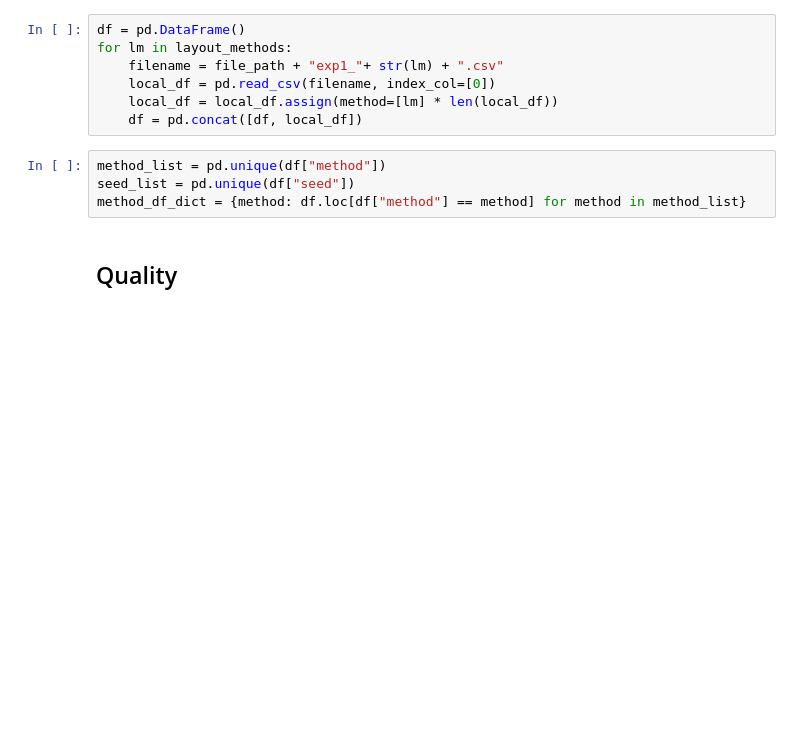
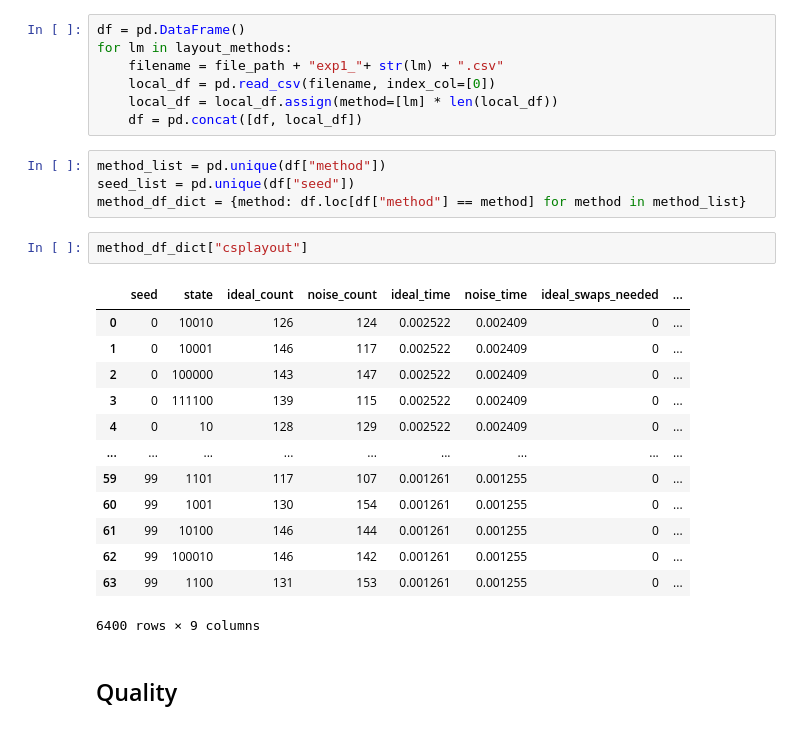
Before and after one commit to czachow/qiskit-terra, a Jupyter notebook: research/exp1_visual.ipynb, the cells around one changed output. Drawn from its saved outputs; the diff is of its cells as text; blank space fills up the shorter version.

```diff
--- a/research/exp1_visual.ipynb
+++ b/research/exp1_visual.ipynb
@@ -44,6 +45,22 @@ for lm in layout_methods:
 method_list = pd.unique(df["method"])
 seed_list = pd.unique(df["seed"])
 method_df_dict = {method: df.loc[df["method"] == method] for method in method_list}
+# %%
+method_df_dict["csplayout"]
+# %% [output]
+|  | seed | state | ideal_count | noise_count | ideal_time | noise_time | ideal_swaps_needed | ... |
+| 0 | 0 | 10010 | 126 | 124 | 0.002522 | 0.002409 | 0 | ... |
+| 1 | 0 | 10001 | 146 | 117 | 0.002522 | 0.002409 | 0 | ... |
+| 2 | 0 | 100000 | 143 | 147 | 0.002522 | 0.002409 | 0 | ... |
+| 3 | 0 | 111100 | 139 | 115 | 0.002522 | 0.002409 | 0 | ... |
+| 4 | 0 | 10 | 128 | 129 | 0.002522 | 0.002409 | 0 | ... |
+| ... | ... | ... | ... | ... | ... | ... | ... | ... |
+| 59 | 99 | 1101 | 117 | 107 | 0.001261 | 0.001255 | 0 | ... |
+| 60 | 99 | 1001 | 130 | 154 | 0.001261 | 0.001255 | 0 | ... |
+| 61 | 99 | 10100 | 146 | 144 | 0.001261 | 0.001255 | 0 | ... |
+| 62 | 99 | 100010 | 146 | 142 | 0.001261 | 0.001255 | 0 | ... |
+| 63 | 99 | 1100 | 131 | 153 | 0.001261 | 0.001255 | 0 | ... |
+6400 rows × 9 columns
 # %% [markdown]
 ## Quality
 # %%
```
Also changed, not shown: parts of 3 cells of this notebook, 14 other files.
